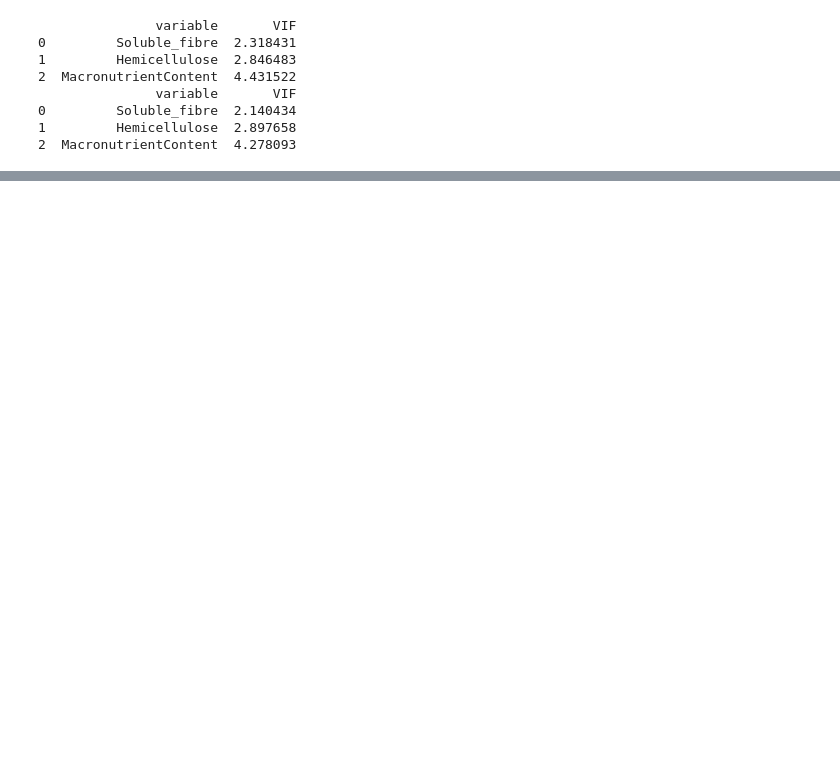
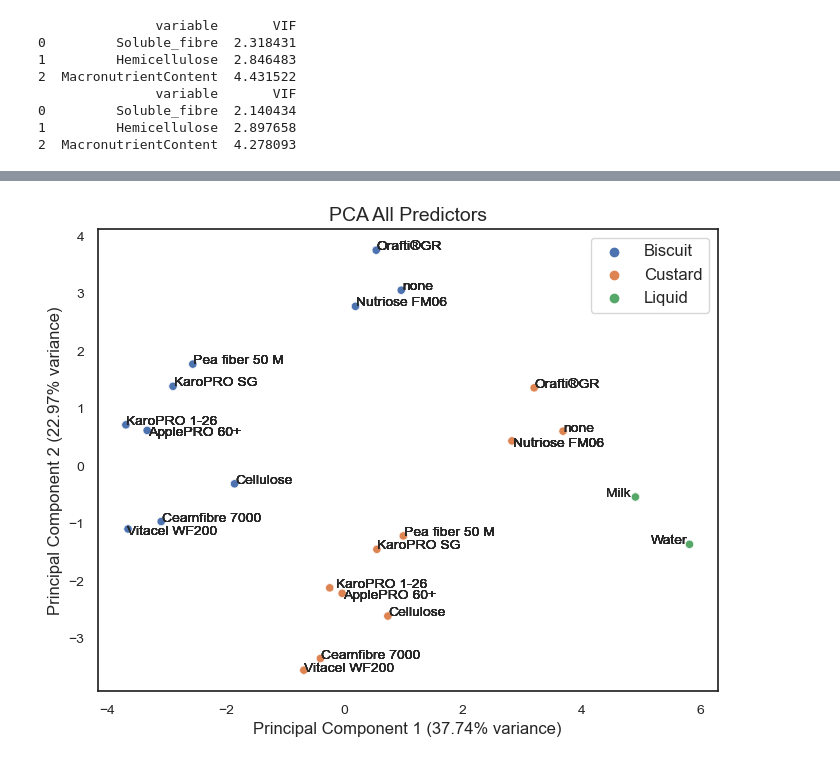
Before and after one commit to FadyMohareb/cbioaccessibility, a Jupyter notebook: dataAnalysis/dataAnalysis.ipynb, the cells around one changed output, grey strips where cells are left out. Saved outputs shown, nothing was run; the diff lists cells and outputs as text; code cells hidden in the pictures; blank space fills up the shorter version.

```diff
--- a/dataAnalysis/dataAnalysis.ipynb
+++ b/dataAnalysis/dataAnalysis.ipynb
@@ -622,0 +629,84 @@ MannwhitneyuResult(statistic=52.0, pvalue=0.8154048222159678)
+# %%
+import pandas as pd
+import seaborn as sns
+import matplotlib.pyplot as plt
+from sklearn.decomposition import PCA
+from sklearn.preprocessing import MinMaxScaler, StandardScaler
+
+#revisions requested PCA
+dfData=pd.read_csv('../data.csv',index_col='index')
+dfData.reset_index(drop=True,inplace=True)
+#macronutrient content and other columns
+dfData.loc[dfData['type']==1,'texture']=dfData['Biscuit_hardness'].loc[dfData['type']==1]
+dfData.loc[dfData['type']==2,'texture']=dfData['Custard_viscosity'].loc[dfData['type']==2]
+dfData.loc[dfData['type']==3,'texture']=0
+dfData['MacronutrientContent']=dfData['Protein']+dfData['Carbs']+dfData['Fat']
+dfData['Total_fibre']=dfData['Soluble_fibre']+dfData['Insoluble_fibre']
+#scale
+scaler = StandardScaler()
+numericCols=dfData.select_dtypes(include=np.number).columns.tolist()
+predictiveCols=['Oil_retention', 'Water_retention','Curcumin_binding_capacity','Particle_size',
+              'Cellulose', 'Hemicellulose',  'Pectin', 'Lignin', 'Fructans','Insoluble_fibre',
+       'Soluble_fibre', 'Protein','Fat','Carbs','Water','Ash','MacronutrientContent','Total_fibre']
+numericCols.remove('bioaccessibility')
+scaled_data = scaler.fit_transform(dfData[predictiveCols])
+#['MacronutrientContent','Hemicellulose','Soluble_fibre','texture']
+# Perform PCA
+pca = PCA(n_components=2)  # Here we reduce the data to 2 dimensions
+principal_components = pca.fit_transform(scaled_data)
+explained_variance = pca.explained_variance_ratio_
+
+# Create a DataFrame with the principal components
+pca_df = pd.DataFrame(data=principal_components, columns=['PC1', 'PC2'])
+pca_df['type'] = dfData['type']
+pca_df['Supplement'] = dfData['Supplement']
+pca_df.loc[pca_df['type']==1,'Label'] = pca_df['Supplement']+' biscuit'
+pca_df.loc[pca_df['type']==2,'Label'] = pca_df['Supplement']+' custard'
+pca_df.loc[pca_df['type']==3,'Label'] = pca_df['Supplement']
+pca_df.loc[pca_df['type']==1,'type']='Biscuit'
+pca_df.loc[pca_df['type']==2,'type']='Custard'
+pca_df.loc[pca_df['type']==3,'type']='Liquid'
+
+
+# Plot the PCA results
+plt.figure(figsize=(8, 6))
+plot = sns.scatterplot(x='PC1', y='PC2', data=pca_df, hue='type')
+
+# Annotate each point with its label
+# positioning dictionaries for results plot
+positionsDict={'FST 00224 ApplePRO 60+ biscuit': {'x': 0, 'y': -0.1, 'label': 'ApplePRO 60+'},
+ 'FST 00224 ApplePRO 60+ custard': {'x': 0, 'y': -0.1, 'label': 'ApplePRO 60+'},
+ 'Ceamfibre 7000 biscuit': {'x': 0, 'y': 0, 'label':'Ceamfibre 7000'},
+ 'Ceamfibre 7000 custard': {'x': 0, 'y': 0, 'label':'Ceamfibre 7000'},
+ 'Microcrystalline cellulose biscuit': {'x': 0, 'y': 0, 'label': 'Cellulose'},
+ 'Microcrystalline cellulose custard': {'x': 0, 'y': 0, 'label': 'Cellulose'},
+ 'Inulin (Orafti®GR) biscuit': {'x': 0, 'y': 0, 'label': 'Orafti®GR'},
+ 'Inulin (Orafti®GR) custard': {'x': 0, 'y': 0, 'label': 'Orafti®GR'},
+ 'FST 00007 KaroPRO 1-26 biscuit': {'x': 0, 'y': 0, 'label': 'KaroPRO 1-26'},
+ 'FST 00007 KaroPRO 1-26 custard': {'x': 0.1, 'y': 0, 'label': 'KaroPRO 1-26'},
+ 'FST 00018 KaroPRO SG biscuit': {'x': 0, 'y': 0, 'label': 'KaroPRO SG'},
+ 'FST 00018 KaroPRO SG custard': {'x': 0, 'y': 0, 'label': 'KaroPRO SG'},
+ 'Nutriose FM06 biscuit': {'x': 0, 'y': 0, 'label':'Nutriose FM06'},
+ 'Nutriose FM06 custard': {'x': 0, 'y': -0.1, 'label':'Nutriose FM06'},
+ 'Pea fiber 50 M biscuit': {'x': 0, 'y': 0, 'label':'Pea fiber 50 M'},
+ 'Pea fiber 50 M custard': {'x': 0, 'y': 0, 'label':'Pea fiber 50 M'},
+ 'Vitacel WF200 biscuit': {'x': -0.02, 'y': -0.1, 'label':'Vitacel WF200'},
+ 'Vitacel WF200 custard': {'x': 0, 'y': -0.03, 'label':'Vitacel WF200'},
+ 'milk': {'x': -0.50, 'y': 0, 'label': 'Milk'},
+ 'non-supplemented biscuit': {'x': 0, 'y': 0, 'label': 'none'},
+ 'non-supplemented custard': {'x': 0, 'y': -0.02, 'label': 'none'},
+ 'water': {'x': -0.66, 'y': 0, 'label': 'Water'}}
+for i in range(pca_df.shape[0]):
+    print(pca_df['Label'][i])
+    plot.text(pca_df['PC1'][i]+0.01+positionsDict[pca_df['Label'][i]]['x'], pca_df['PC2'][i]+positionsDict[pca_df['Label'][i]]['y'], positionsDict[pca_df['Label'][i]]['label'],
+              horizontalalignment='left', fontname='Arial',fontsize=10)
+
+plt.title('PCA All Predictors', fontname='Arial', fontsize=14)
+plt.xlabel(f'Principal Component 1 ({explained_variance[0]:.2%} variance)', fontname='Arial', fontsize=12)
+plt.ylabel(f'Principal Component 2 ({explained_variance[1]:.2%} variance)', fontname='Arial', fontsize=12)
+
+plt.xticks(fontname='Arial', fontsize=10)
+plt.yticks(fontname='Arial', fontsize=10)
+plt.legend(title=None, loc='best', fontsize=12, prop={'family': 'Arial'})
+plt.savefig('pcaFull.png', dpi=600, bbox_inches="tight")
+# %% [output]
@@ -622,0 +730 @@ MannwhitneyuResult(statistic=52.0, pvalue=0.8154048222159678)
+[figure, added]
```
Also changed, not shown: parts of 9 cells of this notebook, 2 other files.
